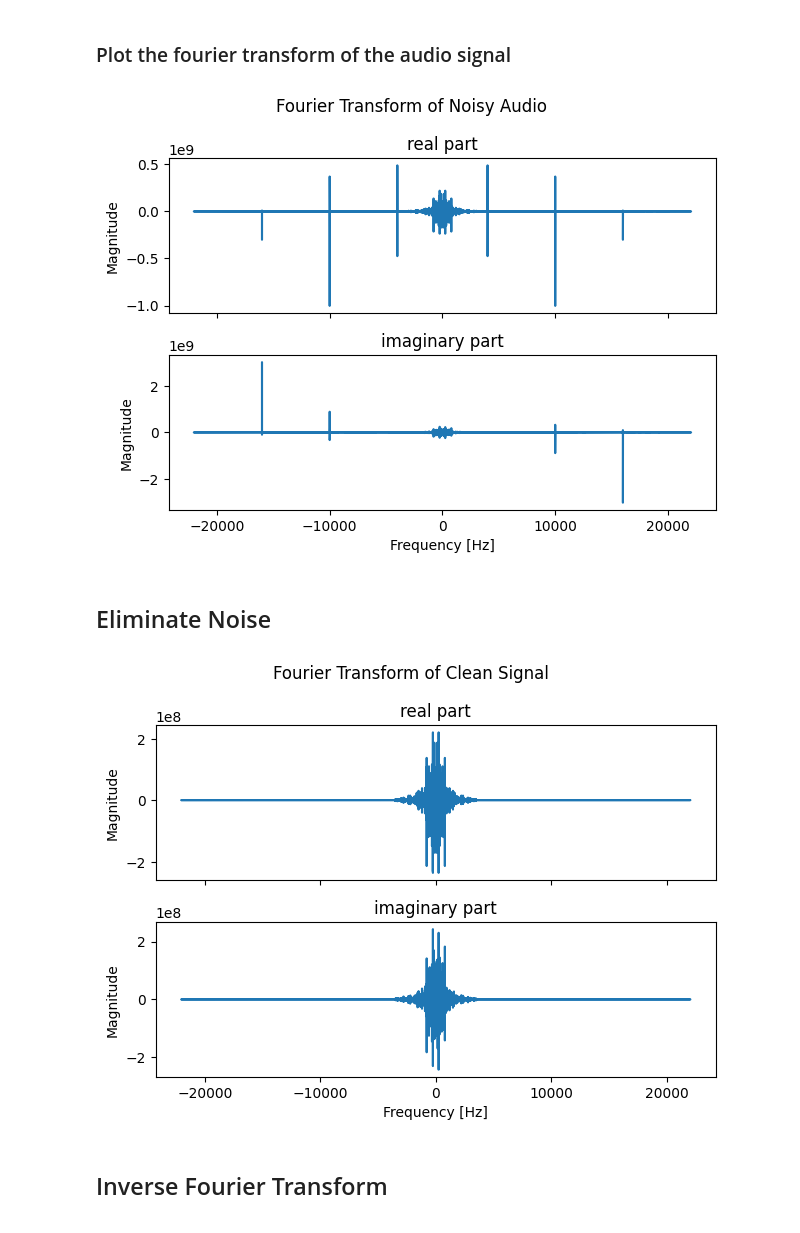
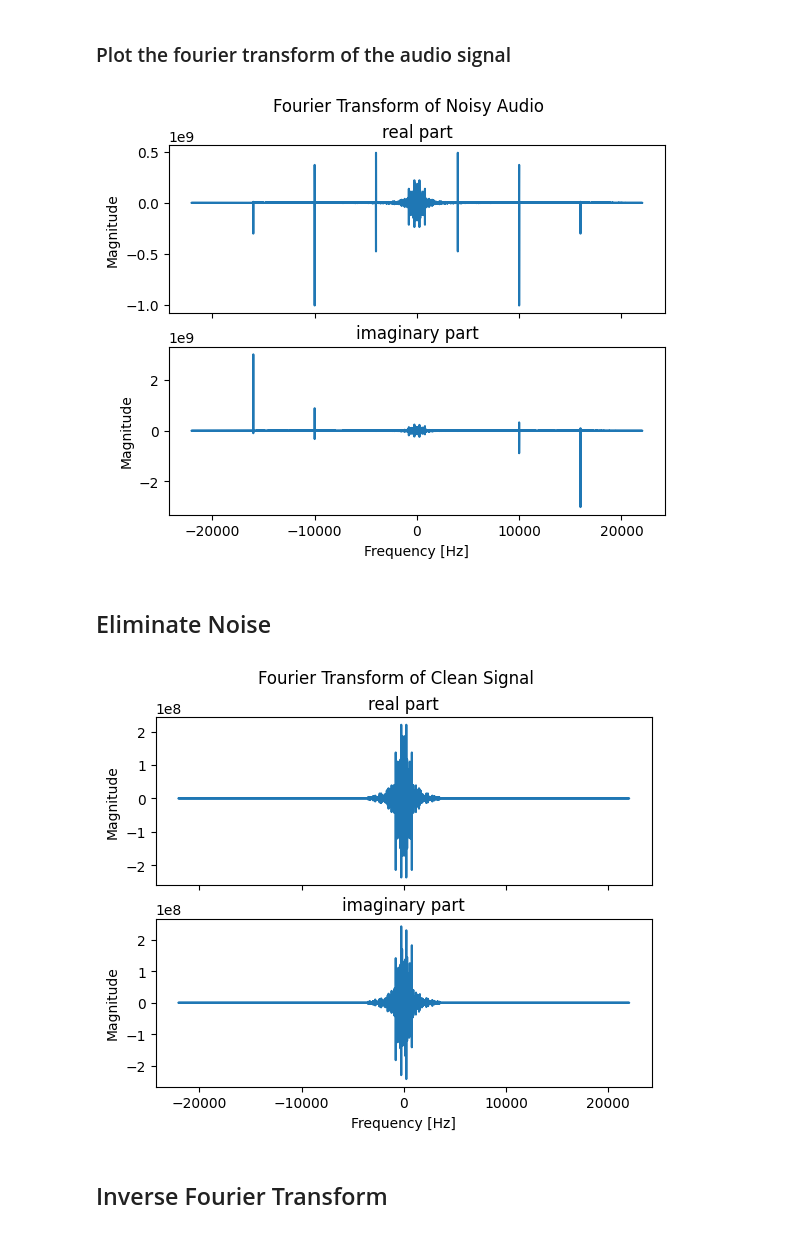
Before and after one commit to MortezaMahdaviMortazavi/SignalSystemProject, a Jupyter notebook: noise_eliminator/noise_eliminator.ipynb, the cells around one changed output. Cells and saved outputs as stored; diff of their text form; code cells hidden in the pictures.

```diff
--- a/noise_eliminator/noise_eliminator.ipynb
+++ b/noise_eliminator/noise_eliminator.ipynb
@@ -52,19 +51,18 @@ freq = np.fft.fftfreq(data.shape[0], 1/sample_rate)
 # %%
 def plot_fft(fourier, freq, title):
     fig, (ax1, ax2) = plt.subplots(2, 1)
     fig.suptitle(title)
     ax1.plot(freq, fourier.real)
     ax1.set_title('real part')
     ax2.plot(freq, fourier.imag)
     ax2.set_title('imaginary part')
     for ax in fig.get_axes():
         ax.set(xlabel='Frequency [Hz]', ylabel='Magnitude')
         ax.label_outer()
-    return fig
 
-plot_fft(fourier, freq, 'Fourier Transform of Noisy Audio').tight_layout()
+plot_fft(fourier, freq, 'Fourier Transform of Noisy Audio')
 # %% [output]
-[figure, old version]
+[figure, new version]
 # %% [markdown]
 ## Eliminate Noise
 # %%
@@ -74,9 +72,9 @@ def eliminate_frequency(fourier, freq, lower_bound, upper_bound):
 clean_fourier = fourier.copy()
 eliminate_frequency(clean_fourier, freq, -20000, -3500)
 eliminate_frequency(clean_fourier, freq, 3500, 20000)
-plot_fft(clean_fourier, freq, 'Fourier Transform of Clean Signal').tight_layout()
+plot_fft(clean_fourier, freq, 'Fourier Transform of Clean Signal')
 # %% [output]
-[figure, old version]
+[figure, new version]
 # %% [markdown]
 ## Inverse Fourier Transform
 # %%
```
Also changed, not shown: parts of 9 cells of this notebook, 2 other files.
